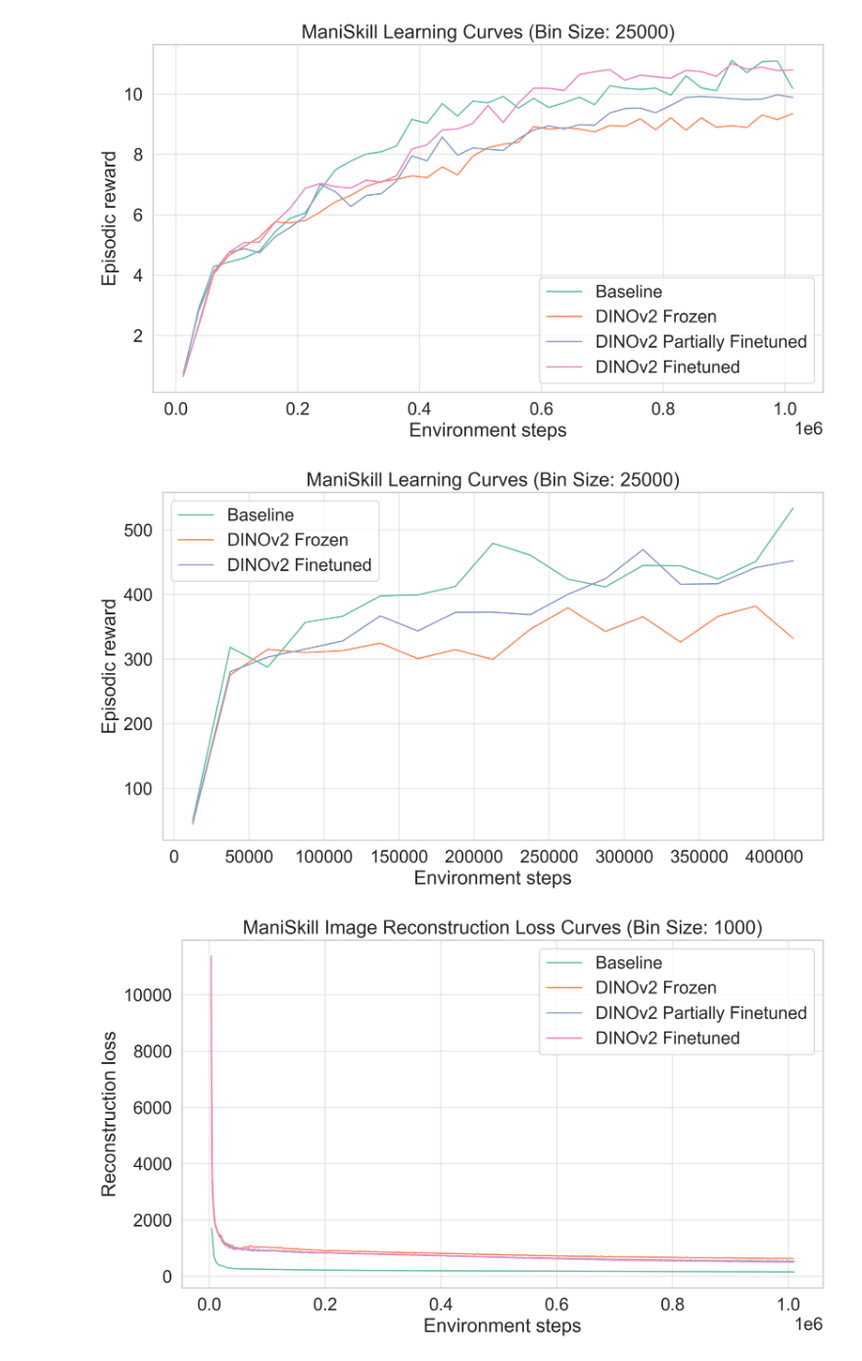
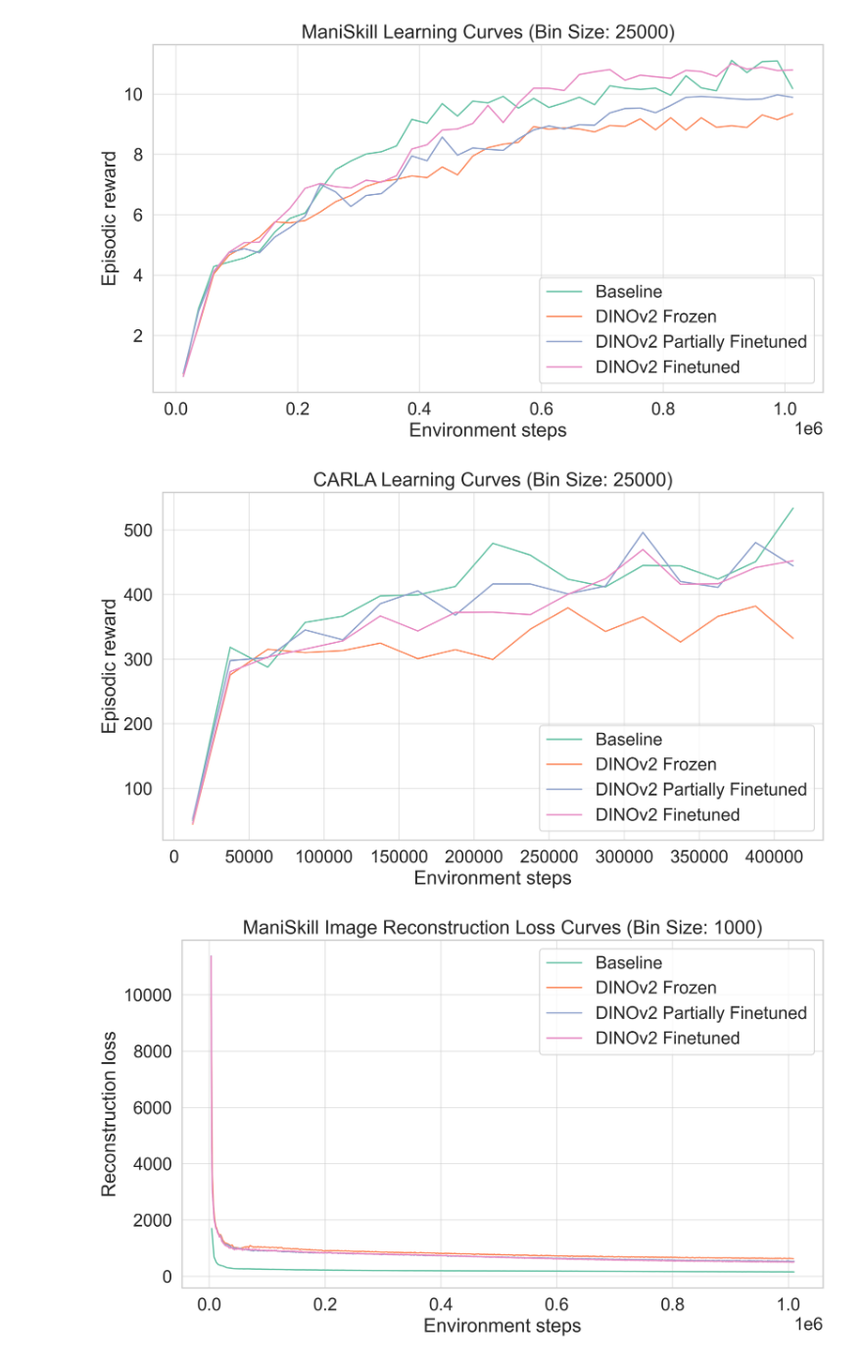
Before and after one commit to JottScones/PVMs-with-DreamerV3, a Jupyter notebook: plot_episodic_score.ipynb, the cells around one changed output. Shown at 98% size. Saved outputs shown, nothing was run; the diff lists cells and outputs as text; code cells hidden in the pictures.

```diff
--- a/plot_episodic_score.ipynb
+++ b/plot_episodic_score.ipynb
@@ -118,20 +118,20 @@ plot(
 # %%
 plot(
     files_labels=[
         ("./logdir/baseline_carla_train_ID/scores.jsonl", "Baseline"),
         ("./logdir/DINOFreeze_carla_train_ID/scores.jsonl", "DINOv2 Frozen"),
-        # ("./logdir/DINOPartial_carla_train_ID/scores.jsonl", "DINOv2 Partially Finetuned"),
+        ("./logdir/DINOPartial_carla_train_ID/scores.jsonl", "DINOv2 Partially Finetuned"),
         ("./logdir/DINOFT_carla_train_ID/scores.jsonl", "DINOv2 Finetuned"),
     ],
     bin_size=25000,
     value_col="episode/score",
     value_name="reward",
     xlabel="Environment steps",
     ylabel="Episodic reward",
-    title="ManiSkill Learning Curves",
+    title="CARLA Learning Curves",
 )
 # %% [output]
-[figure, old version]
+[figure, new version]
 # %%
 plot(
     files_labels=[
```
Also changed, not shown: 1 other file.
